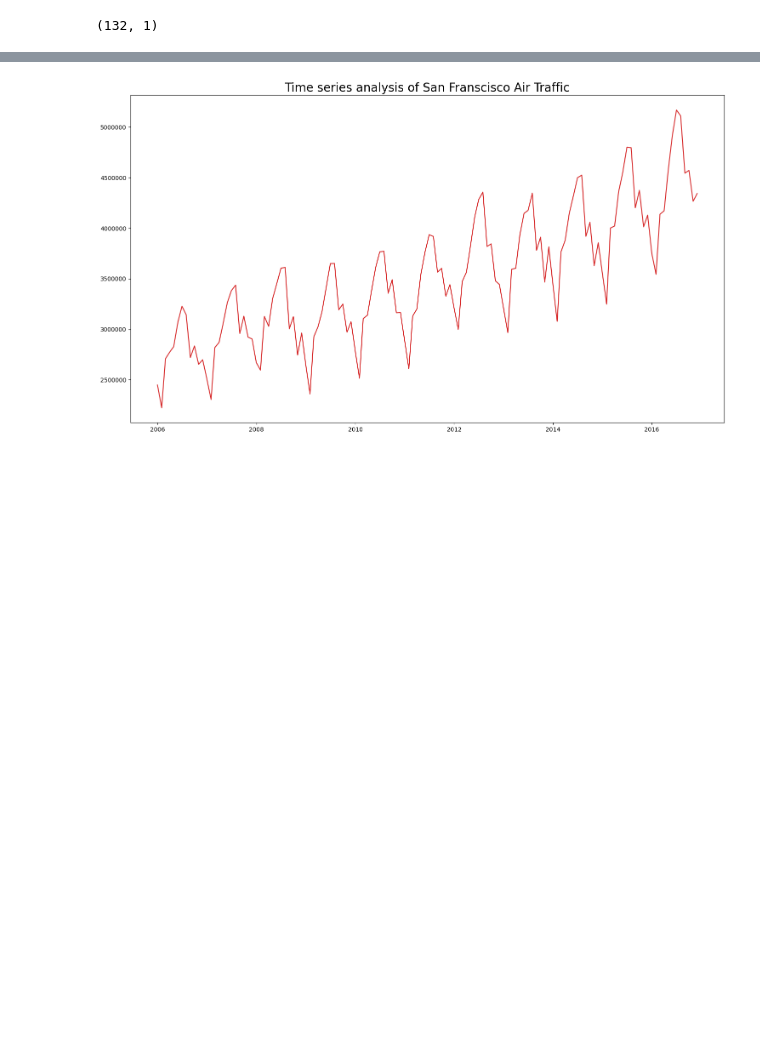
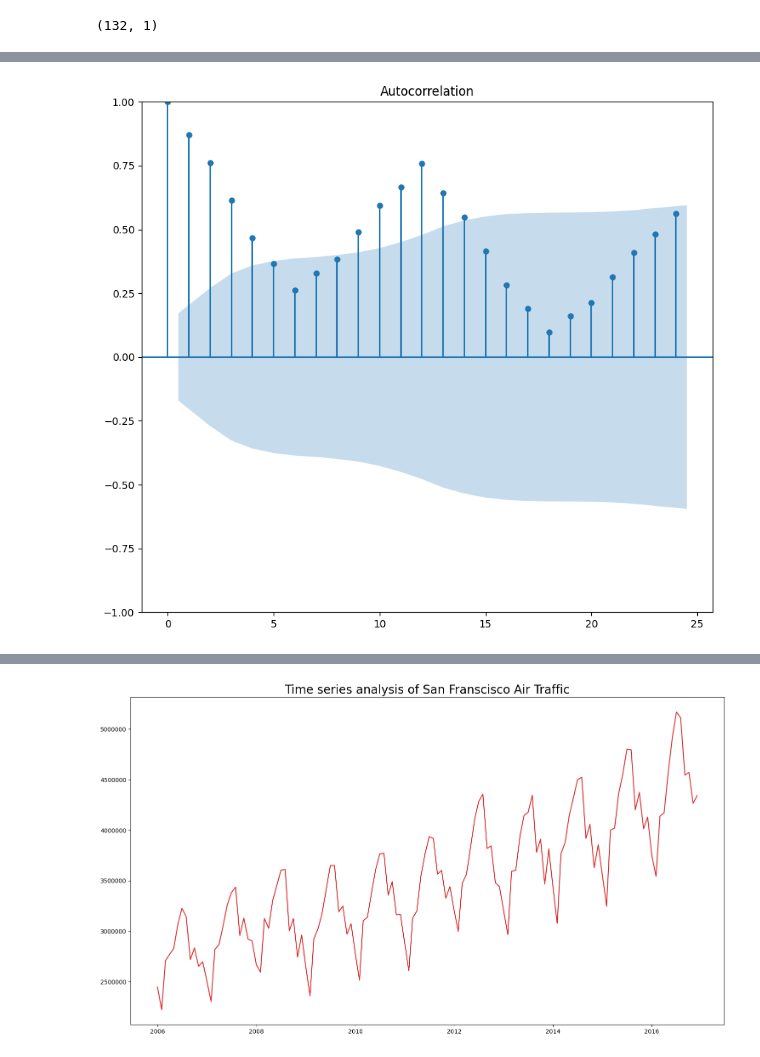
Before and after one commit to yastiaisyah/AnalisisDataForensik, a Jupyter notebook: CH7.ipynb, the cells around one changed output, grey strips where cells are left out. Drawn from its saved outputs; the diff is of its cells as text; code cells hidden in the pictures; blank space fills up the shorter version.

```diff
--- a/CH7.ipynb
+++ b/CH7.ipynb
@@ -46,0 +153,7 @@ air_traffic_data.shape
+# %%
+#Plot Autocorrelation
+fig= plot_acf(air_traffic_data['Total Passenger Count'],lags = 24)
+fig.set_size_inches((10, 9))
+plt.show()
+# %% [output]
+[figure, added]
```
Also changed, not shown: parts of 24 cells of this notebook.
